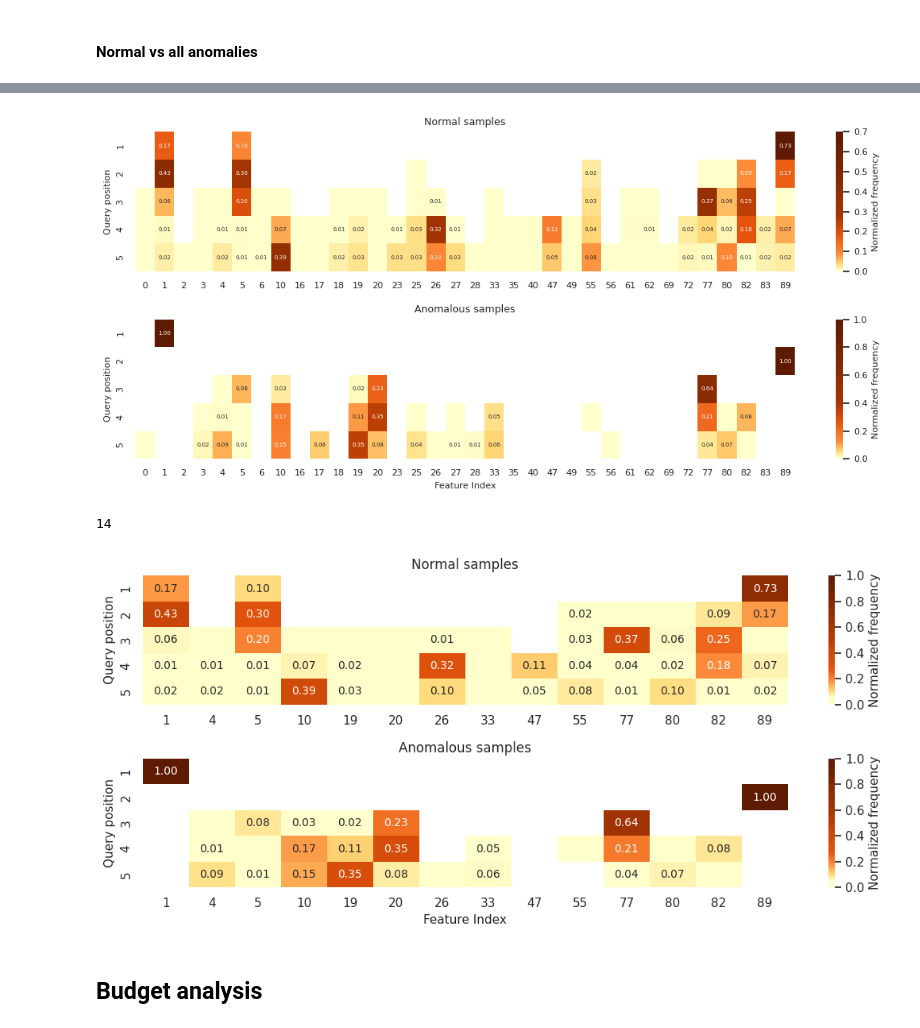
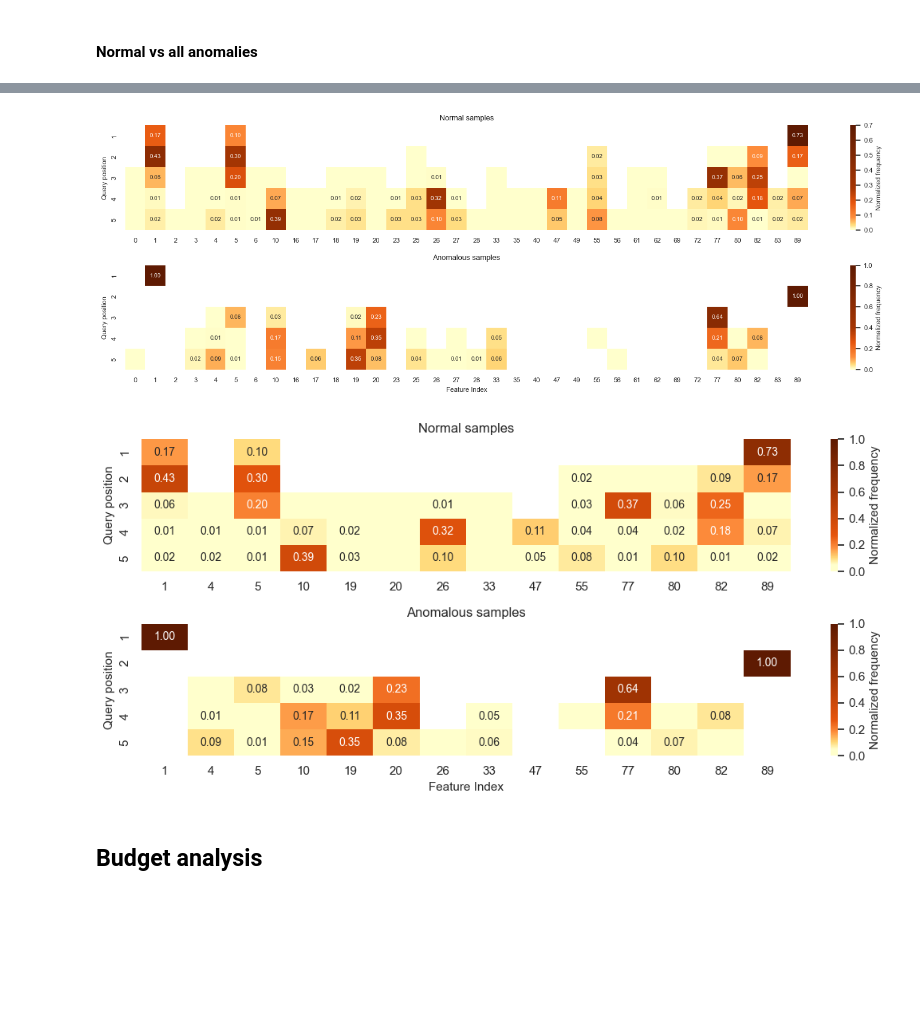
Before and after one commit to aicenter/towards-ai-analyst, a Jupyter notebook: notebooks/costly_features_results.ipynb, the cells around one changed output, grey strips where cells are left out. Saved outputs shown, nothing was run; the diff lists cells and outputs as text; code cells hidden in the pictures; blank space fills up the shorter version.

```diff
--- a/notebooks/costly_features_results.ipynb
+++ b/notebooks/costly_features_results.ipynb
@@ -101,7 +109,7 @@ n_prior_features, n_costly_features
 # %% [markdown]
 ## Full feature set
 # %%
-best_model = RESULTS_DIR / "amaretto/nn_classifier_full/hqJoZEChbgKibWIgonByyz_gAAAAAAAAo2FjdKVzd2lzaKJkcss_uZmZmZmZmg==/probabilities.pkl"
+best_model = RESULTS_DIR / "amaretto/nn_classifier_full_probabilities.pkl"
 
 with open(best_model, 'rb') as f:
     best_results = cloudpickle.load(f)
@@ -176,7 +184,7 @@ plt.show()
 # %% [markdown]
 ## 2 features classifier
 # %%
-best_model = RESULTS_DIR / "amaretto/nn_classifier_2f/hqJoZCChbgOibWIgonByyz_gAAAAAAAAo2FjdKVzd2lzaKJkcss_uZmZmZmZmg==/probabilities.pkl"
+best_model = RESULTS_DIR / "amaretto/nn_classifier_2f_probabilities.pkl"
 
 with open(best_model, 'rb') as f:
     best_results = cloudpickle.load(f)
@@ -251,7 +259,7 @@ plt.show()
 # %% [markdown]
 ## Only prior features
 # %%
-best_prior_model = RESULTS_DIR / "amaretto/nn_classifier_prior/hqJoZEChbgOibWLMgKJwcss_yZmZmZmZmqNhY3SkdGFuaKJkcss_uZmZmZmZmg==/probabilities.pkl"
+best_prior_model = RESULTS_DIR / "amaretto/nn_classifier_prior_probabilities.pkl"
 
 with open(best_prior_model, 'rb') as f:
     best_prior_results = cloudpickle.load(f)
@@ -326,8 +334,7 @@ plt.show()
 # %% [markdown]
 # DIME results
 # %%
-chosen_model = RESULTS_DIR / 'amaretto/dime_old/haJoZCChbgKibWLMgKJwcss_4AAAAAAAAKNhY3SkdGFuaA=='
-# chosen_model = RESULTS_DIR / 'amaretto/dime_old/haJoZBChbgKibWLMgKJwcss_4AAAAAAAAKNhY3Slc3dpc2g='
+chosen_model = RESULTS_DIR / 'amaretto/dime'
 
 val_path = chosen_model / "val.npz"
 test_path = chosen_model / "test.npz"
@@ -684,7 +676,7 @@ colors = ['#FFFFCC', '#FFFFCC', '#FFDA7A', '#FD8D3C', '#E6550D', '#A63603', '#5E
 positions = [0, 0.01, 0.05, 0.12, 0.26, 0.4, 1.0] # Positions in the colorscale
 custom_cmap = LinearSegmentedColormap.from_list('custom', list(zip(positions, colors)))
 
-plotsize(11, 5)
+plotsize(15, 5)
 sns.set_style("white")
 
 # Prepare data
@@ -718,7 +710,7 @@ ax1 = sns.heatmap(
     cmap=custom_cmap,
     annot=True,
     fmt=".2f",
-    annot_kws={'size': 5},
+    annot_kws={'size': 7},
     mask=None,  # Don't mask the heatmap itself
     cbar_kws=cbar_kws,
     vmin=0,
@@ -741,35 +733,35 @@ cbar.ax.yaxis.label.set_size(8)
 # Second subplot
 plt.subplot(2, 1, 2)
 ax2 = sns.heatmap(
     pivot_df2_pct,
     cmap=custom_cmap,
     annot=True,
     fmt=".2f",
-    annot_kws={'size': 5},
+    annot_kws={'size': 7},
     mask=None,  # Don't mask the heatmap itself
     cbar_kws=cbar_kws,
     vmin=0,
     vmax=1,
 )
 
 # Apply the annotation mask after creating the heatmap
 for text in ax2.texts:
     if float(text.get_text()) < 0.01:
         text.set_text("")  # Hide annotation if value is below threshold
 
 plt.title('Anomalous samples', fontsize=9)
 plt.xlabel('Feature Index', fontsize=8)
 plt.ylabel('Query position', fontsize=8)
 ax2.tick_params(axis='both', which='major', labelsize=8)
 cbar = ax2.collections[0].colorbar
 cbar.ax.tick_params(labelsize=8)
 cbar.ax.yaxis.label.set_size(8)
 
 plt.tight_layout()
 plt.savefig('feature_counts_comparison.pdf')
 plt.show()
 # %% [output]
-[figure, old version]
+[figure, new version]
 # %%
 from matplotlib.colors import LinearSegmentedColormap, LogNorm
 import numpy as np
@@ -801,10 +797,3 @@ pivot_df2_pct = pivot_df2.div(pivot_df2.sum(axis=1), axis=0)
-# %%
-b1 = pl.DataFrame(pivot_df1_pct.fillna(0)).select(pl.col('*').sum()).to_numpy().flatten() > 0.1
-b2 = pl.DataFrame(pivot_df2_pct.fillna(0)).select(pl.col('*').sum()).to_numpy().flatten() > 0.1
-b = b1 | b2
-sum(b1 | b2)
-# %% [output]
-14
 # %%
 plt.subplots_adjust(hspace=0.3)
 
@@ -871,7 +860,7 @@ plt.tight_layout()
 plt.savefig('feature_counts_comparison_smaller.pdf')
 plt.show()
 # %% [output]
-[figure, old version]
+[figure, new version]
 # %% [markdown]
 ## Budget analysis
 # %%
```
Also changed, not shown: parts of 25 cells of this notebook.
